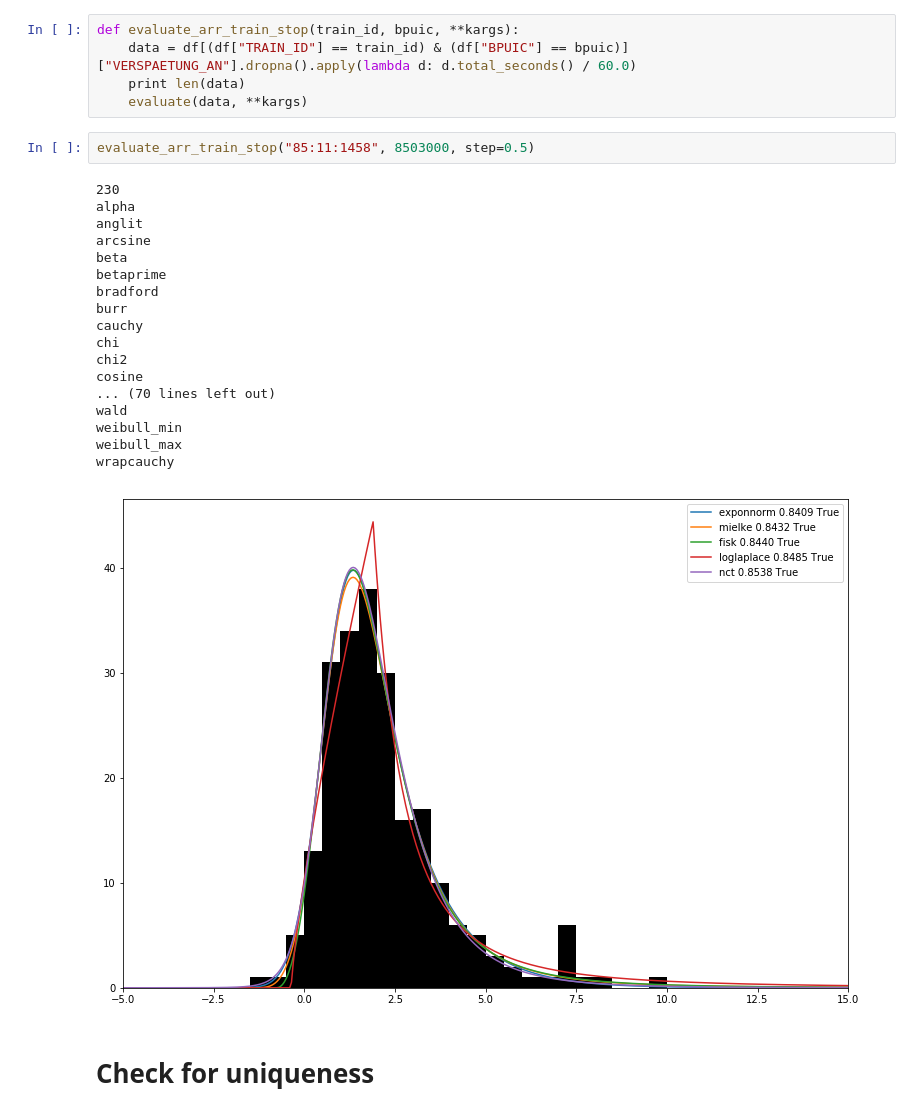
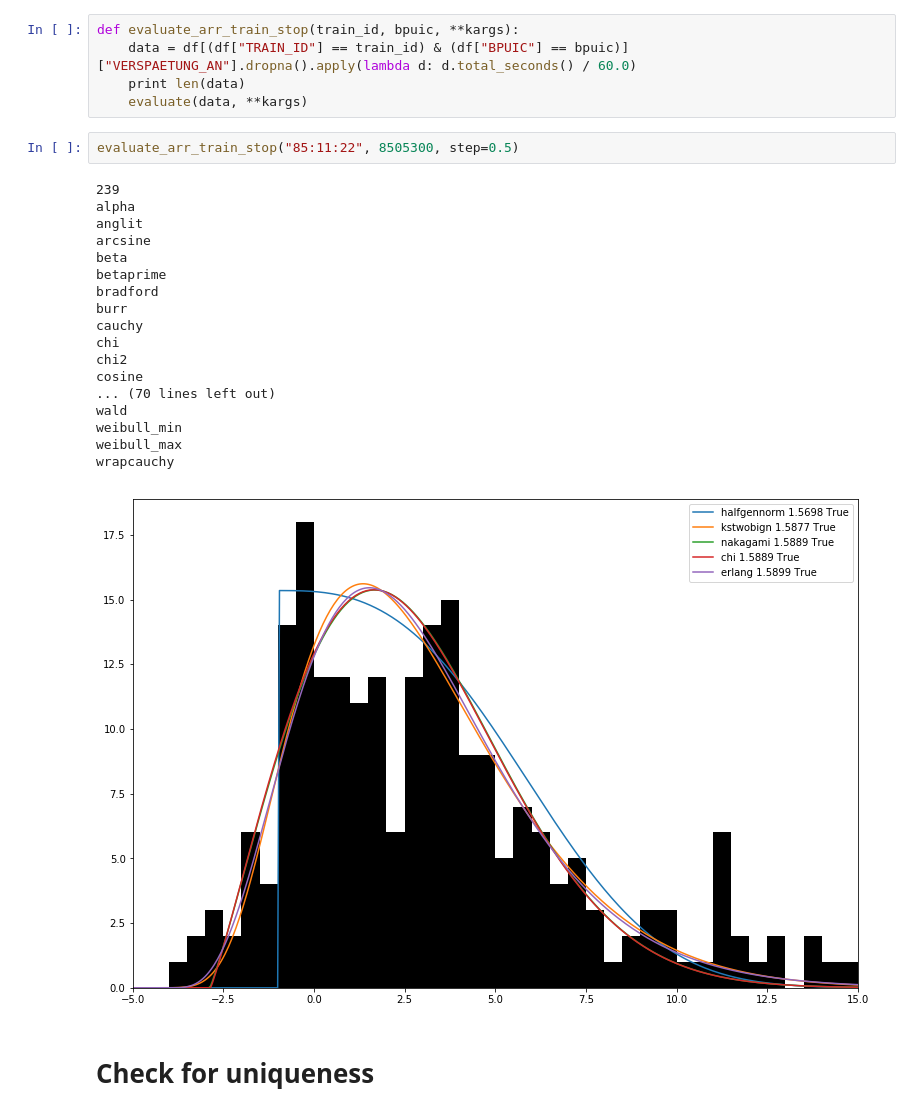
Before and after one commit to jlieberherr/swiss-train-delay-distributions, a Jupyter notebook: analysis.ipynb, the cells around one changed output. Saved outputs shown, nothing was run; the diff lists cells and outputs as text.

```diff
--- a/analysis.ipynb
+++ b/analysis.ipynb
@@ -453,26 +453,26 @@ def evaluate_arr_train_stop(train_id, bpuic, **kargs):
     print len(data)
     evaluate(data, **kargs)
 # %%
-evaluate_arr_train_stop("85:11:1458", 8503000, step=0.5)
+evaluate_arr_train_stop("85:11:22", 8505300, step=0.5)
 # %% [output]
-230
+239
 alpha
 anglit
 arcsine
 beta
 betaprime
 bradford
 burr
 cauchy
 chi
 chi2
 cosine
 ... (70 lines left out)
 wald
 weibull_min
 weibull_max
 wrapcauchy
-[figure, old version]
+[figure, new version]
 # %% [markdown]
 # Check for uniqueness
 # %%
```
Also changed, not shown: parts of 1 cell of this notebook.
